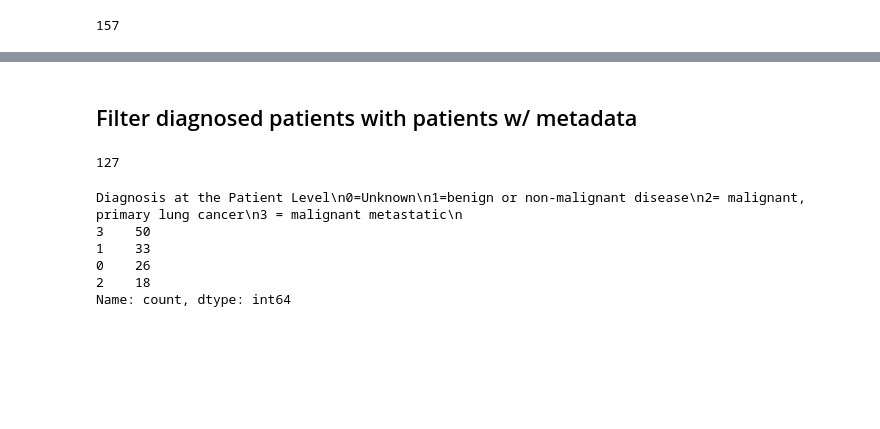
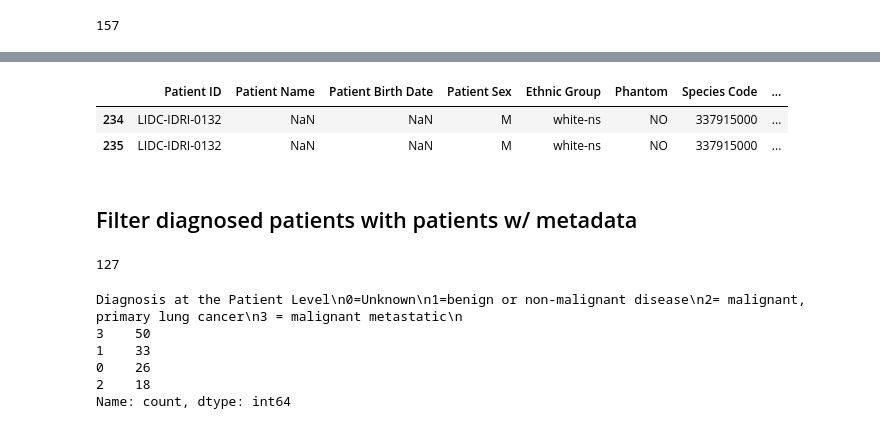
Before and after one commit to mireiafrt/master-thesis, a Jupyter notebook: notebooks/metadata_eda.ipynb, the cells around one changed output, grey strips where cells are left out. Drawn from its saved outputs; the diff is of its cells as text; code cells hidden in the pictures; blank space fills up the shorter version.

```diff
--- a/notebooks/metadata_eda.ipynb
+++ b/notebooks/metadata_eda.ipynb
@@ -265,0 +318,6 @@ df_diagnosis['TCIA Patient ID'].nunique()
+# %%
+age_gender_patients = sub_df_1['Patient ID'].unique()
+diagnosis_patients = df_diagnosis['TCIA Patient ID'].unique()
+
+union = np.union1d(age_gender_patients, diagnosis_patients)
+len(union)
@@ -265,0 +330,3 @@ df_diagnosis['TCIA Patient ID'].nunique()
+# %%
+filtered_df = df[(df['Patient ID'].isin(union)) & (df['Modality']=='CT')]
+filtered_df['Patient ID'].nunique()
@@ -266,3 +355,9 @@ df_diagnosis['TCIA Patient ID'].nunique()
+# %%
+filtered_df[filtered_df['Patient ID']=='LIDC-IDRI-0132']
+# %% [output]
+|  | Patient ID | Patient Name | Patient Birth Date | Patient Sex | Ethnic Group | Phantom | Species Code | ... |
+| 234 | LIDC-IDRI-0132 | NaN | NaN | M | white-ns | NO | 337915000 | ... |
+| 235 | LIDC-IDRI-0132 | NaN | NaN | M | white-ns | NO | 337915000 | ... |
 # %% [markdown]
 ## Filter diagnosed patients with patients w/ metadata
 # %%
```
Also changed, not shown: parts of 14 cells of this notebook, 1 other file.
